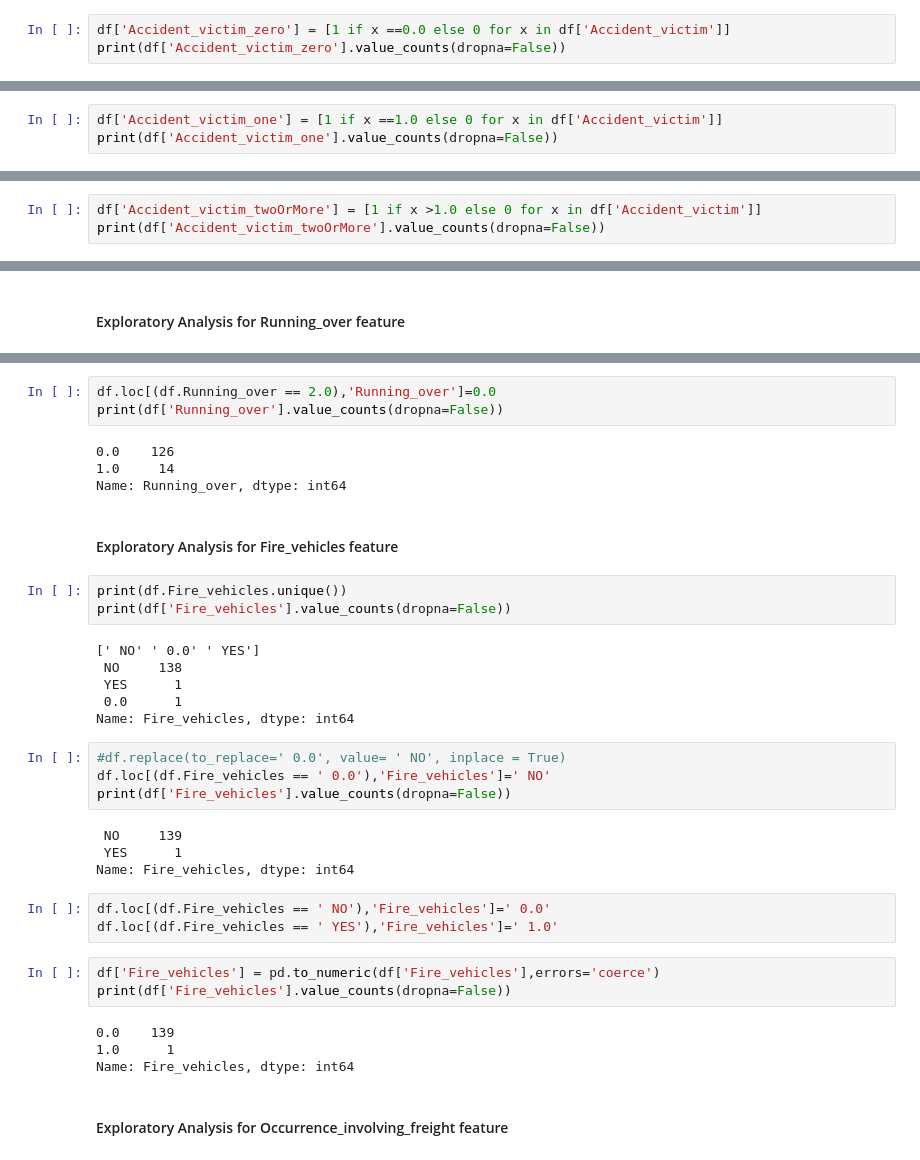
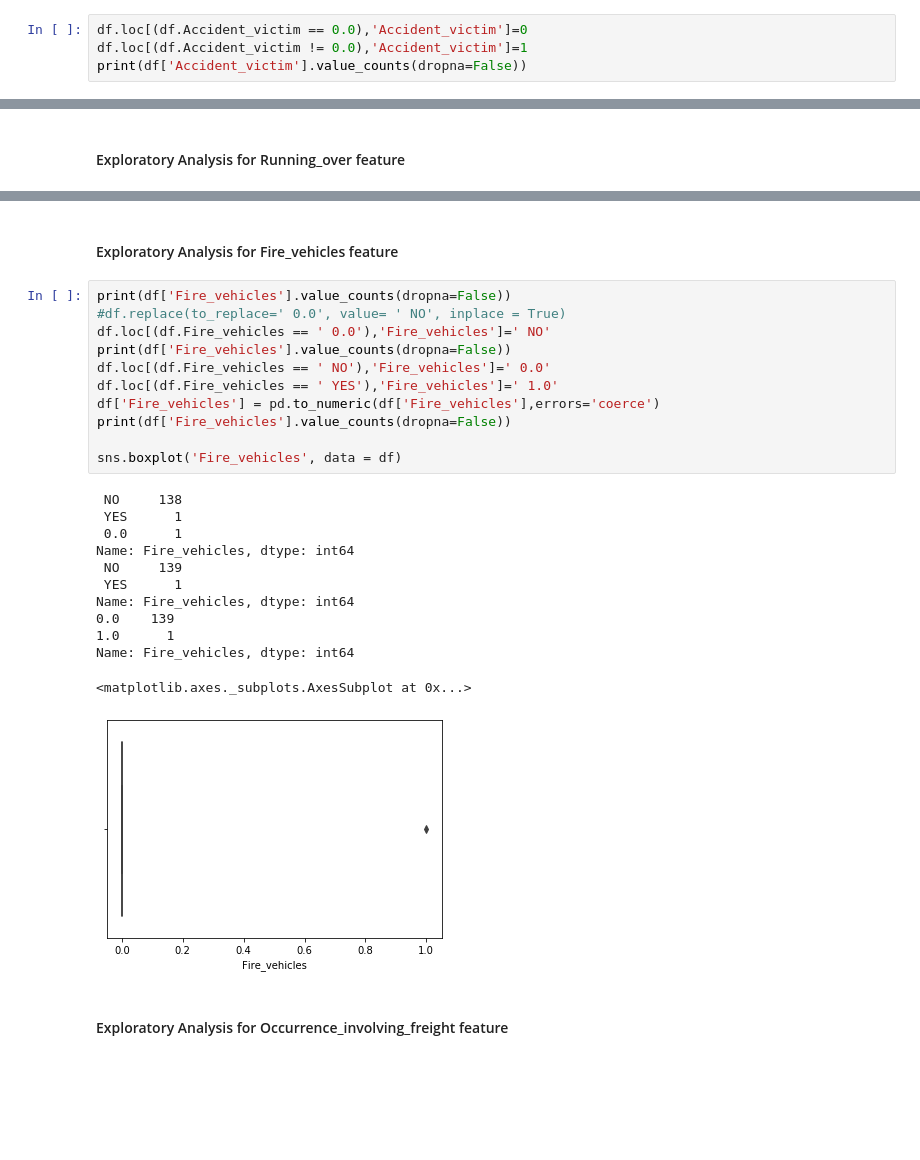
Before and after one commit to badalb/FE, a Jupyter notebook: FE-Project.ipynb, the cells around one changed output, grey strips where cells are left out. Saved outputs shown, nothing was run; the diff lists cells and outputs as text; blank space fills up the shorter version.

```diff
--- a/FE-Project.ipynb
+++ b/FE-Project.ipynb
@@ -283,4 +226,5 @@ sns.boxplot('Accident_victim', data = df)
 # %%
-df['Accident_victim_zero'] = [1 if x ==0.0 else 0 for x in df['Accident_victim']]
-print(df['Accident_victim_zero'].value_counts(dropna=False))
+df.loc[(df.Accident_victim == 0.0),'Accident_victim']=0
+df.loc[(df.Accident_victim != 0.0),'Accident_victim']=1
+print(df['Accident_victim'].value_counts(dropna=False))
 # %% [output]
@@ -290,3 +233,0 @@ Name: Accident_victim_zero, dtype: int64
-# %%
-df['Accident_victim_one'] = [1 if x ==1.0 else 0 for x in df['Accident_victim']]
-print(df['Accident_victim_one'].value_counts(dropna=False))
@@ -297,3 +233,0 @@ Name: Accident_victim_one, dtype: int64
-# %%
-df['Accident_victim_twoOrMore'] = [1 if x >1.0 else 0 for x in df['Accident_victim']]
-print(df['Accident_victim_twoOrMore'].value_counts(dropna=False))
@@ -342,39 +262,29 @@ sns.boxplot('Running_over', data = df)
-# %%
-df.loc[(df.Running_over == 2.0),'Running_over']=0.0
-print(df['Running_over'].value_counts(dropna=False))
-# %% [output]
-0.0    126
-1.0     14
-Name: Running_over, dtype: int64
 # %% [markdown]
 #### Exploratory Analysis for Fire_vehicles feature
-# %%
-print(df.Fire_vehicles.unique())
-print(df['Fire_vehicles'].value_counts(dropna=False))
-# %% [output]
-[' NO' ' 0.0' ' YES']
- NO     138
- YES      1
- 0.0      1
-Name: Fire_vehicles, dtype: int64
 # %%
+print(df['Fire_vehicles'].value_counts(dropna=False))
 #df.replace(to_replace=' 0.0', value= ' NO', inplace = True)
 df.loc[(df.Fire_vehicles == ' 0.0'),'Fire_vehicles']=' NO'
 print(df['Fire_vehicles'].value_counts(dropna=False))
+df.loc[(df.Fire_vehicles == ' NO'),'Fire_vehicles']=' 0.0'
+df.loc[(df.Fire_vehicles == ' YES'),'Fire_vehicles']=' 1.0'
+df['Fire_vehicles'] = pd.to_numeric(df['Fire_vehicles'],errors='coerce')
+print(df['Fire_vehicles'].value_counts(dropna=False))
+
+sns.boxplot('Fire_vehicles', data = df)
 # %% [output]
+ NO     138
+ YES      1
+ 0.0      1
+Name: Fire_vehicles, dtype: int64
  NO     139
  YES      1
 Name: Fire_vehicles, dtype: int64
+0.0    139
+1.0      1
+Name: Fire_vehicles, dtype: int64
+<matplotlib.axes._subplots.AxesSubplot at 0x...>
+[figure, added]
-# %%
-df.loc[(df.Fire_vehicles == ' NO'),'Fire_vehicles']=' 0.0'
-df.loc[(df.Fire_vehicles == ' YES'),'Fire_vehicles']=' 1.0'
-# %%
-df['Fire_vehicles'] = pd.to_numeric(df['Fire_vehicles'],errors='coerce')
-print(df['Fire_vehicles'].value_counts(dropna=False))
-# %% [output]
-0.0    139
-1.0      1
-Name: Fire_vehicles, dtype: int64
 # %% [markdown]
 #### Exploratory Analysis for Occurrence_involving_freight feature
 # %%
```
Also changed, not shown: parts of 107 cells of this notebook.
